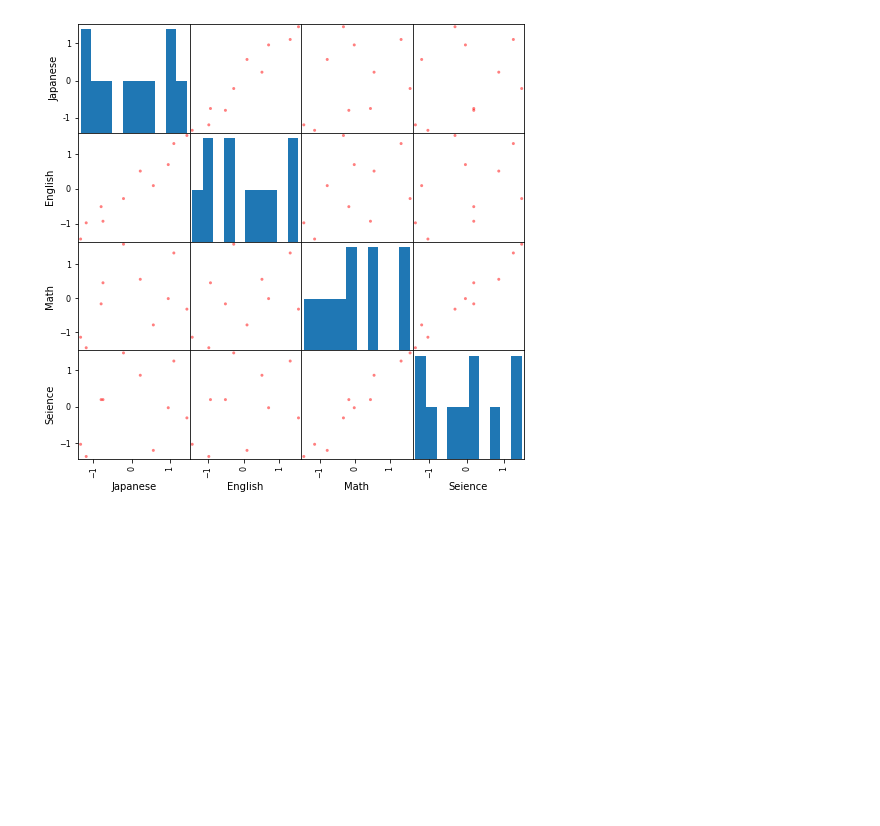
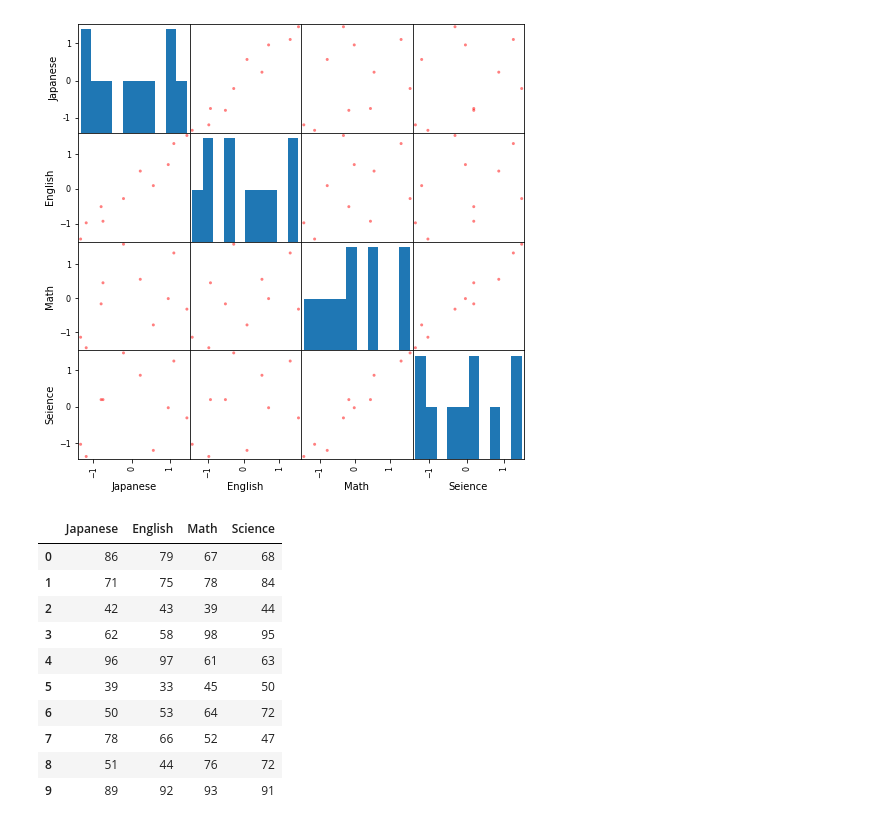
Before and after one commit to englishta/algorithm, a Jupyter notebook: prac2.ipynb, the cells around one changed output. Drawn from its saved outputs; the diff is of its cells as text; code cells hidden in the pictures; blank space fills up the shorter version.

```diff
--- a/prac2.ipynb
+++ b/prac2.ipynb
@@ -84,3 +84,24 @@ array([[<AxesSubplot:xlabel='Japanese', ylabel='Japanese'>,
         <AxesSubplot:xlabel='Math', ylabel='Seience'>,
         <AxesSubplot:xlabel='Seience', ylabel='Seience'>]], dtype=object)
 [figure]
+# %%
+import sklearn
+from sklearn.decomposition import PCA
+
+frame3 = pd.DataFrame({'Japanese' : x1, 'English' : x2, 'Math' : x3, 'Science' : x4})
+pca = PCA()
+pca.fit(frame3)
+value = pca.transform(frame3)
+frame3
+# %% [output]
+|  | Japanese | English | Math | Science |
+| 0 | 86 | 79 | 67 | 68 |
+| 1 | 71 | 75 | 78 | 84 |
+| 2 | 42 | 43 | 39 | 44 |
+| 3 | 62 | 58 | 98 | 95 |
+| 4 | 96 | 97 | 61 | 63 |
+| 5 | 39 | 33 | 45 | 50 |
+| 6 | 50 | 53 | 64 | 72 |
+| 7 | 78 | 66 | 52 | 47 |
+| 8 | 51 | 44 | 76 | 72 |
+| 9 | 89 | 92 | 93 | 91 |
```
Also changed, not shown: parts of 4 cells of this notebook, 1 other file.
